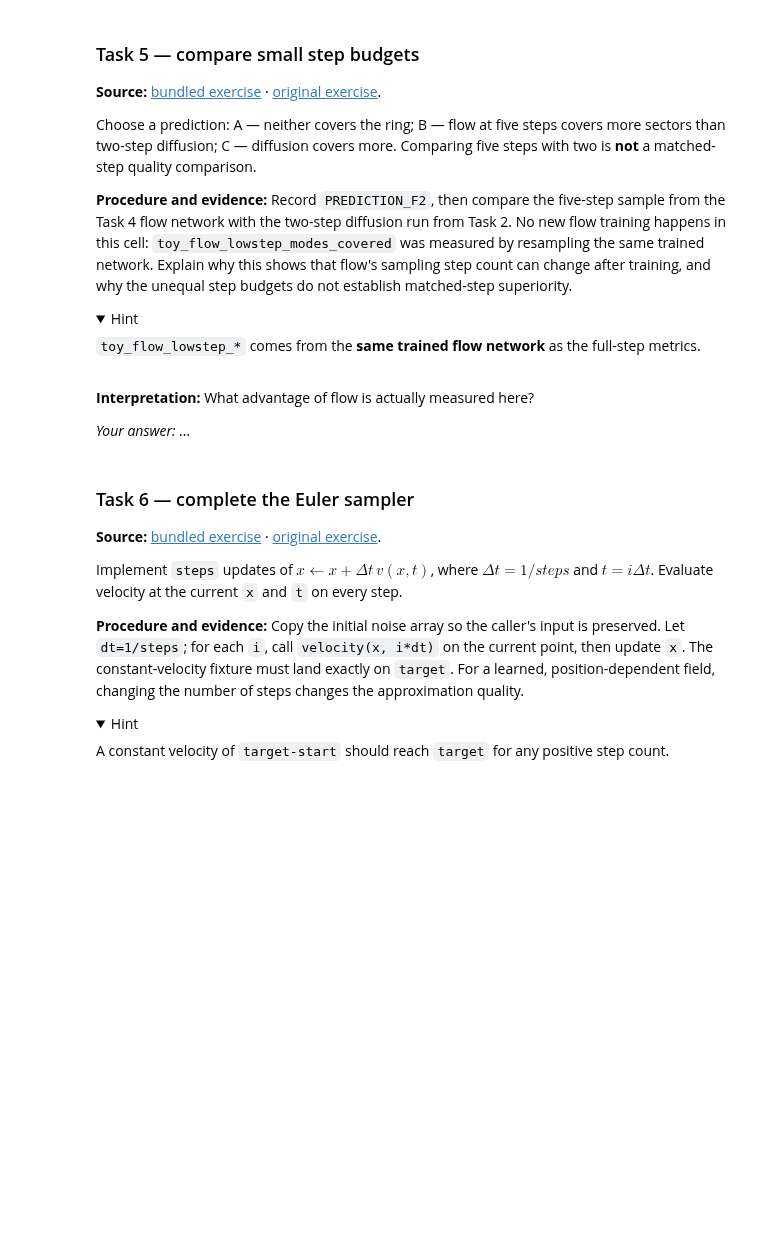
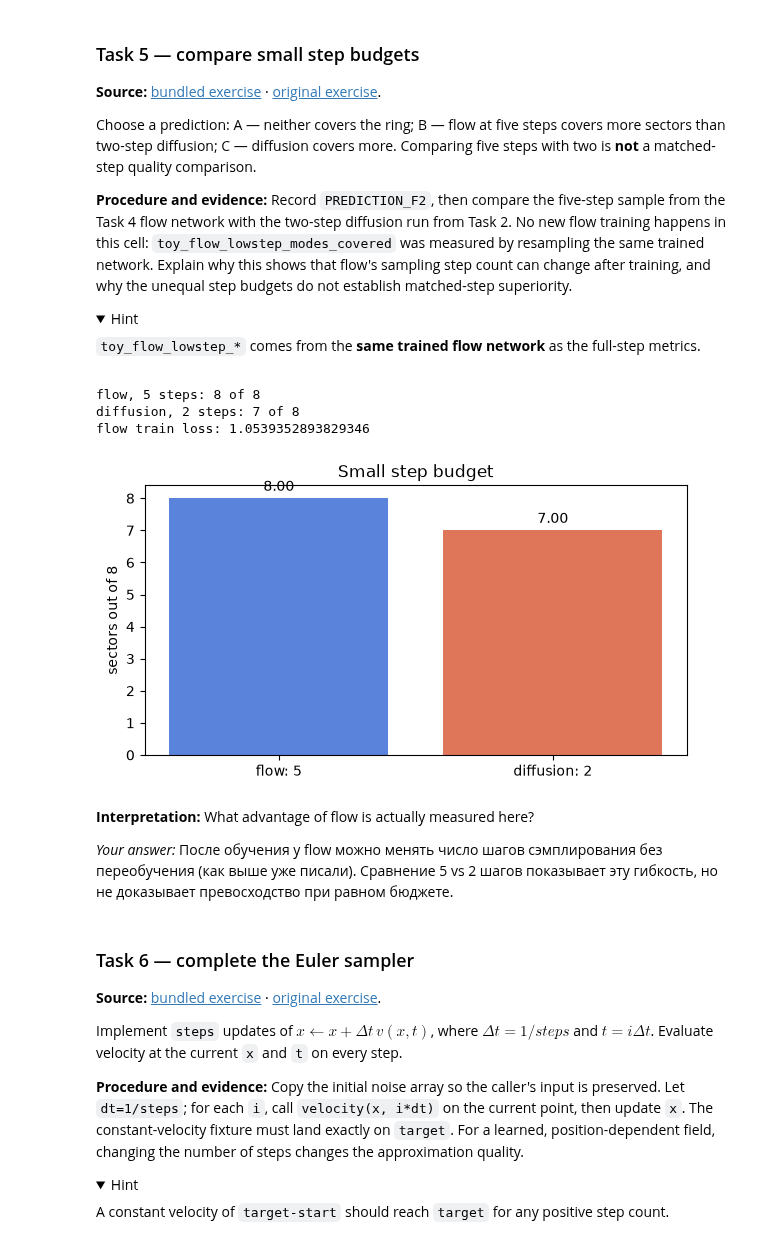
Before and after one commit to AntoninaKOR/multimodal-vla-course, a Jupyter notebook: 03-diffusion-policy-flow-matching/seminar_03_diffusion_flow_student.ipynb, the cells around one changed output. Saved outputs shown, nothing was run; the diff lists cells and outputs as text; code cells hidden in the pictures; folded sections open; blank space fills up the shorter version.

```diff
--- a/03-diffusion-policy-flow-matching/seminar_03_diffusion_flow_student.ipynb
+++ b/03-diffusion-policy-flow-matching/seminar_03_diffusion_flow_student.ipynb
@@ -573,16 +600,21 @@ five steps with two is **not** a matched-step quality comparison.
 
 </details>
 # %%
-PREDICTION_F2 = None  # TODO
+PREDICTION_F2 = 'B'  # TODO
 assert PREDICTION_F2 in ('A','B','C'), 'Record your prediction first'
 print('flow, 5 steps:', f_full['toy_flow_lowstep_modes_covered'], 'of 8')
 print('diffusion, 2 steps:', d_few['toy_diffusion_modes_covered'], 'of 8')
 print('flow train loss:', f_full['toy_final_loss'])
 metric_bars(['flow: 5','diffusion: 2'], [f_full['toy_flow_lowstep_modes_covered'], d_few['toy_diffusion_modes_covered']], 'Small step budget', 'sectors out of 8')
+# %% [output]
+flow, 5 steps: 8 of 8
+diffusion, 2 steps: 7 of 8
+flow train loss: 1.0539352893829346
+[figure, added]
 # %% [markdown]
 **Interpretation:** What advantage of flow is actually measured here?
 
-*Your answer:* …
+*Your answer:* После обучения у flow можно менять число шагов сэмплирования без переобучения (как выше уже писали). Сравнение 5 vs 2 шагов показывает эту гибкость, но не доказывает превосходство при равном бюджете.
 # %% [markdown]
 ### Task 6 — complete the Euler sampler
 
```
Also changed, not shown: parts of 22 cells of this notebook.
